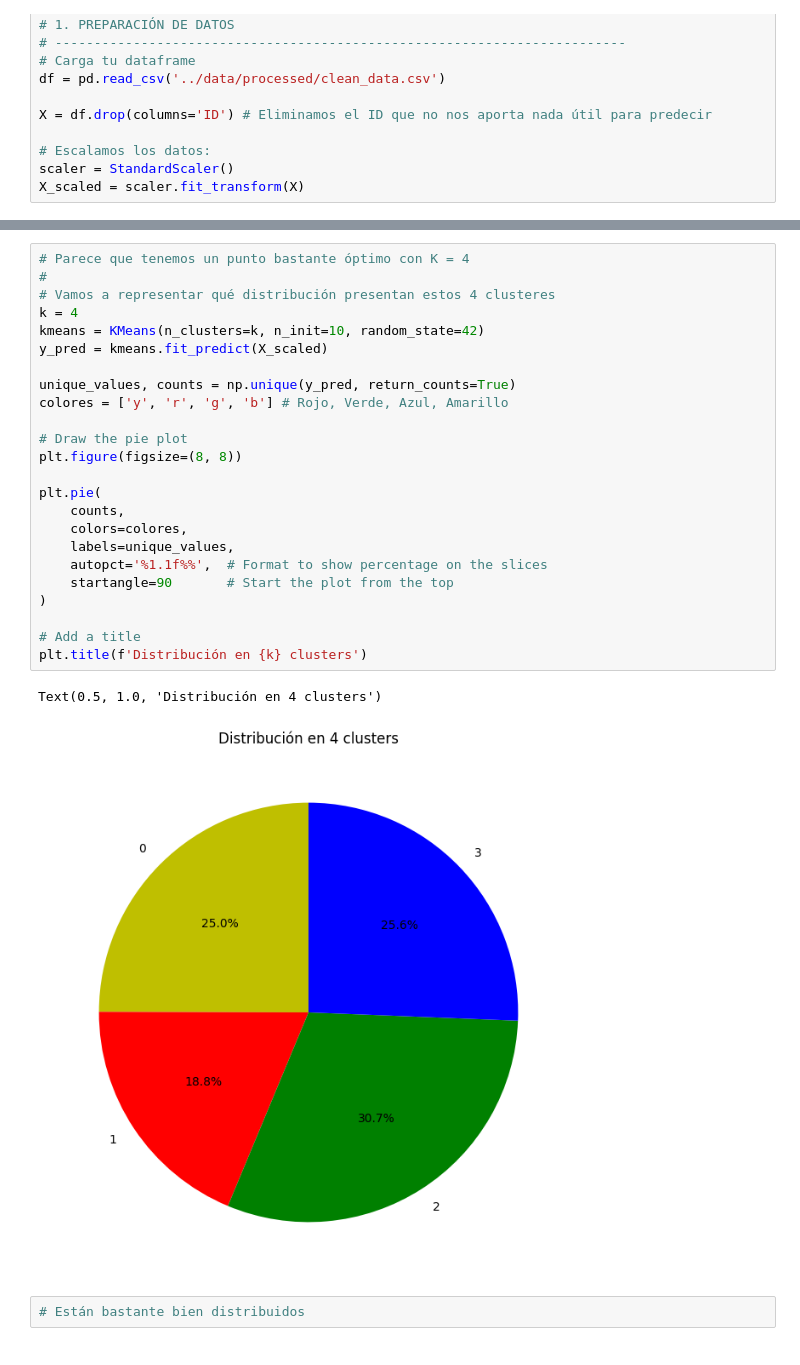
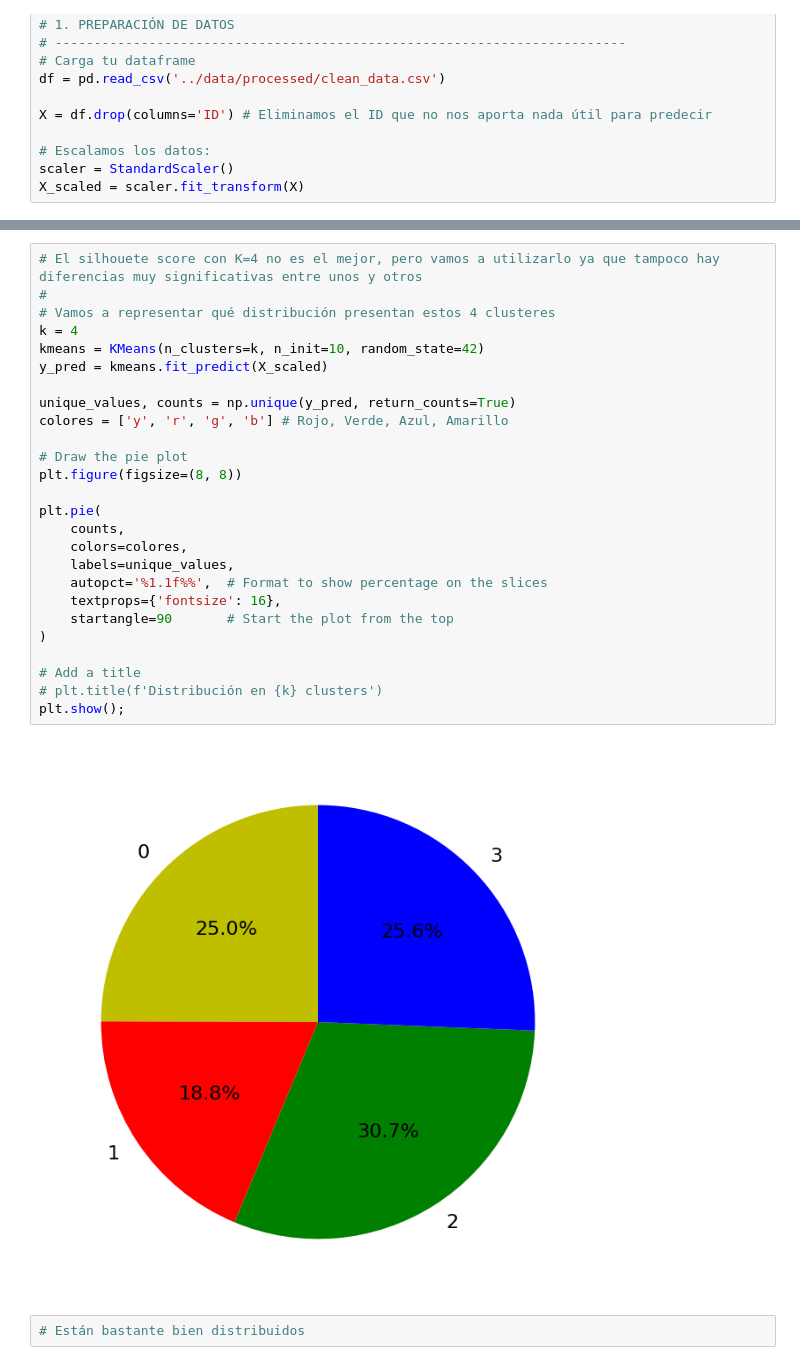
Before and after one commit to ZZubi/ML_Marketing_Segmentation, a Jupyter notebook: notebooks/04-Modelos_No_Supervisado.ipynb, the cells around one changed output, grey strips where cells are left out. Drawn from its saved outputs; the diff is of its cells as text.

```diff
--- a/notebooks/04-Modelos_No_Supervisado.ipynb
+++ b/notebooks/04-Modelos_No_Supervisado.ipynb
@@ -45,32 +71,33 @@ plt.show()
 # %% [output]
 [figure]
 # %%
-# Parece que tenemos un punto bastante óptimo con K = 4
+# El silhouete score con K=4 no es el mejor, pero vamos a utilizarlo ya que tampoco hay diferencias muy significativas entre unos y otros
 #
 # Vamos a representar qué distribución presentan estos 4 clusteres
 k = 4
 kmeans = KMeans(n_clusters=k, n_init=10, random_state=42)
 y_pred = kmeans.fit_predict(X_scaled)
 
 unique_values, counts = np.unique(y_pred, return_counts=True)
 colores = ['y', 'r', 'g', 'b'] # Rojo, Verde, Azul, Amarillo
 
 # Draw the pie plot
 plt.figure(figsize=(8, 8))
 
 plt.pie(
     counts,
     colors=colores,
     labels=unique_values,
     autopct='%1.1f%%',  # Format to show percentage on the slices
+    textprops={'fontsize': 16},
     startangle=90       # Start the plot from the top
 )
 
 # Add a title
-plt.title(f'Distribución en {k} clusters')
+# plt.title(f'Distribución en {k} clusters')
+plt.show();
 # %% [output]
-Text(0.5, 1.0, 'Distribución en 4 clusters')
-[figure, old version]
+[figure, new version]
 # %%
 # Están bastante bien distribuidos
 # %%
```
Also changed, not shown: parts of 10 cells of this notebook, 1 other file.
